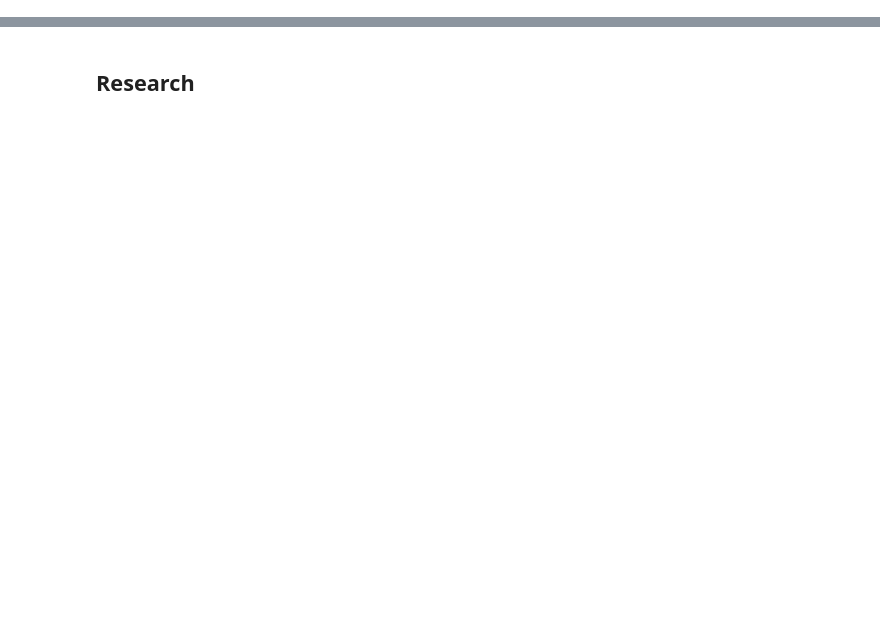
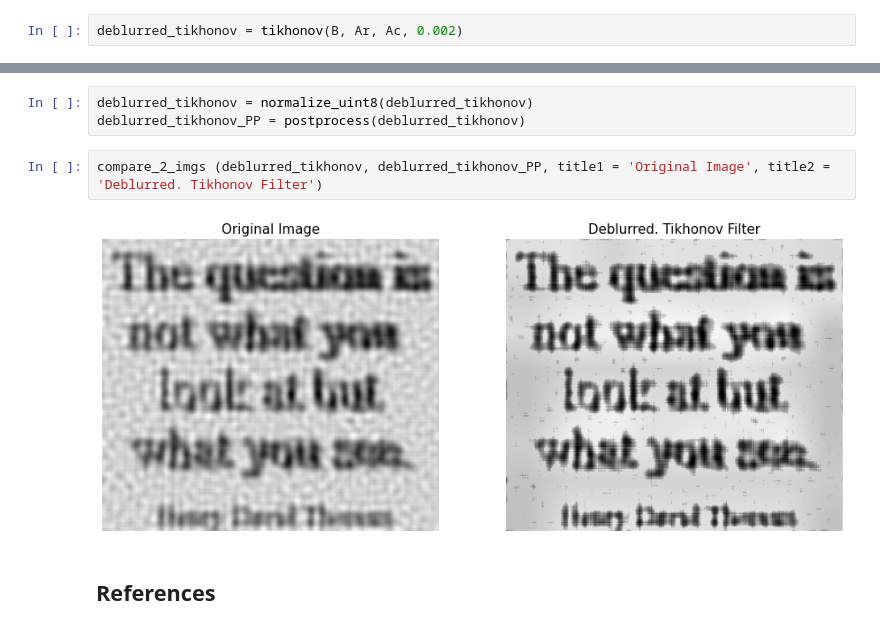
Before and after one commit to AdamV98/ReadTheText, a Jupyter notebook: Read The Text. SSIP 2022.ipynb, the cells around one changed output, grey strips where cells are left out. Cells and saved outputs as stored; diff of their text form; blank space fills up the shorter version.

```diff
--- a/Read The Text. SSIP 2022.ipynb
+++ b/Read The Text. SSIP 2022.ipynb
@@ -21,0 +108,2 @@ from Deblurring impor
+# %%
+deblurred_tikhonov = tikhonov(B, Ar, Ac, 0.002)
@@ -22,2 +121,9 @@ from Deblurring impor
+# %%
+deblurred_tikhonov = normalize_uint8(deblurred_tikhonov)
+deblurred_tikhonov_PP = postprocess(deblurred_tikhonov)
+# %%
+compare_2_imgs (deblurred_tikhonov, deblurred_tikhonov_PP, title1 = 'Original Image', title2 = 'Deblurred. Tikhonov Filter')
+# %% [output]
+[figure, added]
 # %% [markdown]
-## Research
+## References
```
Also changed, not shown: parts of 23 cells of this notebook, 1 other file.
